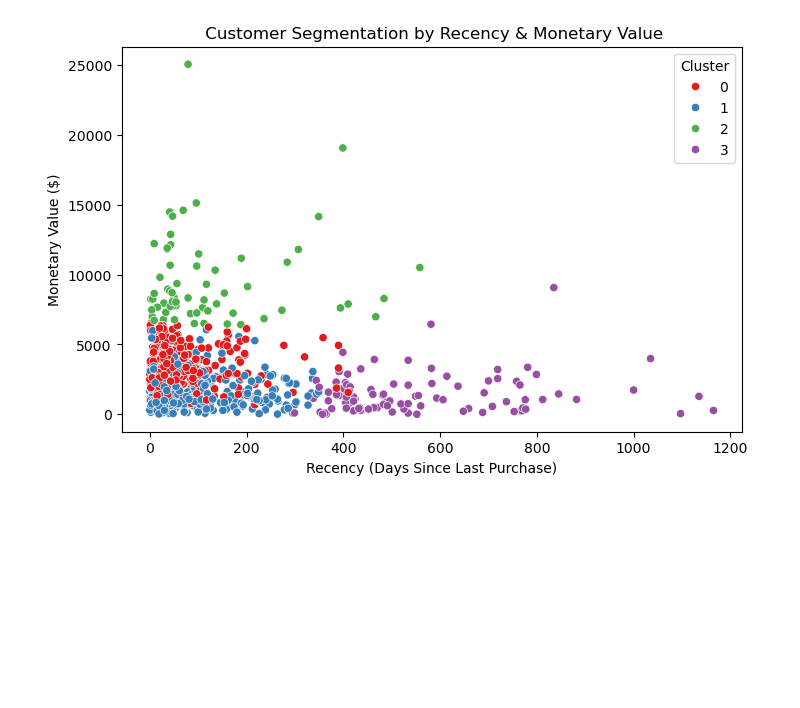
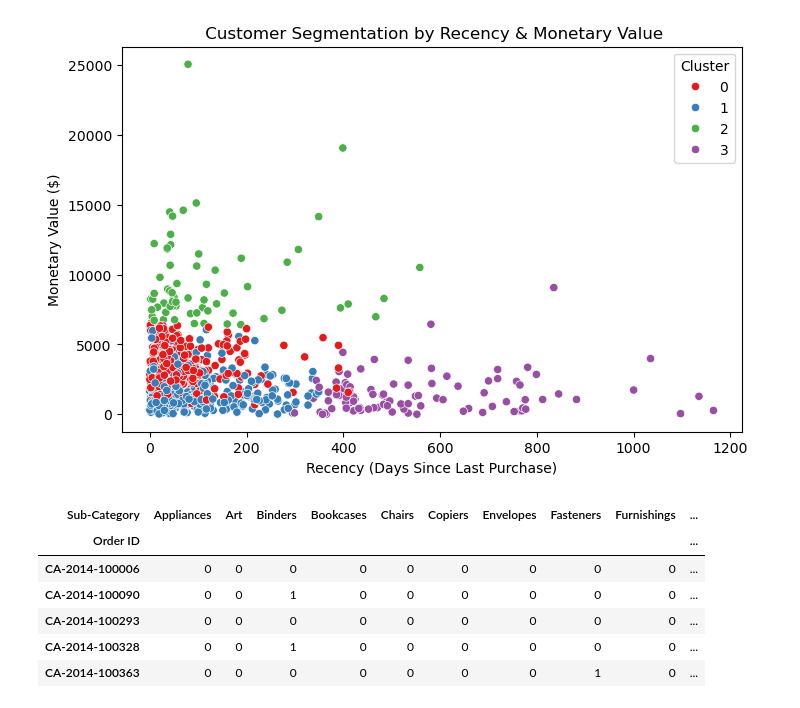
Before and after one commit to yrehim7/Superstore-EDA-analysis, a Jupyter notebook: main.ipynb, the cells around one changed output. Saved outputs shown, nothing was run; the diff lists cells and outputs as text; code cells hidden in the pictures; blank space fills up the shorter version.

```diff
--- a/main.ipynb
+++ b/main.ipynb
@@ -632,3 +632,29 @@ plt.ylabel("Monetary Value ($)")
 plt.show()
 # %% [output]
 [figure]
+# %%
+# Check if 'Sub-Category' column exists
+if 'Sub-Category' in df.columns:
+	# Pivot data to create a transactional format (Each row is an order, each column is a product)
+	basket = df.groupby(['Order ID', 'Sub-Category'])['Quantity'].sum().unstack().fillna(0)
+elif any(col.startswith('Sub-Category_') for col in df.columns):
+	# If one-hot encoding was applied, reconstruct the 'Sub-Category' column
+	sub_category_cols = [col for col in df.columns if col.startswith('Sub-Category_')]
+	df['Sub-Category'] = df[sub_category_cols].idxmax(axis=1).str.replace('Sub-Category_', '')
+	basket = df.groupby(['Order ID', 'Sub-Category'])['Quantity'].sum().unstack().fillna(0)
+else:
+	raise KeyError("The 'Sub-Category' column is missing and cannot be reconstructed.")
+
+# Convert to binary format (1 if bought, 0 if not)
+basket = basket.applymap(lambda x: 1 if x > 0 else 0)
+
+# Display transformed dataset
+basket.head()
+# %% [output]
+| Sub-Category | Appliances | Art | Binders | Bookcases | Chairs | Copiers | Envelopes | Fasteners | Furnishings | ... |
+| Order ID |  |  |  |  |  |  |  |  |  | ... |
+| CA-2014-100006 | 0 | 0 | 0 | 0 | 0 | 0 | 0 | 0 | 0 | ... |
+| CA-2014-100090 | 0 | 0 | 1 | 0 | 0 | 0 | 0 | 0 | 0 | ... |
+| CA-2014-100293 | 0 | 0 | 0 | 0 | 0 | 0 | 0 | 0 | 0 | ... |
+| CA-2014-100328 | 0 | 0 | 1 | 0 | 0 | 0 | 0 | 0 | 0 | ... |
+| CA-2014-100363 | 0 | 0 | 0 | 0 | 0 | 0 | 0 | 1 | 0 | ... |
```
Also changed, not shown: parts of 3 cells of this notebook.
